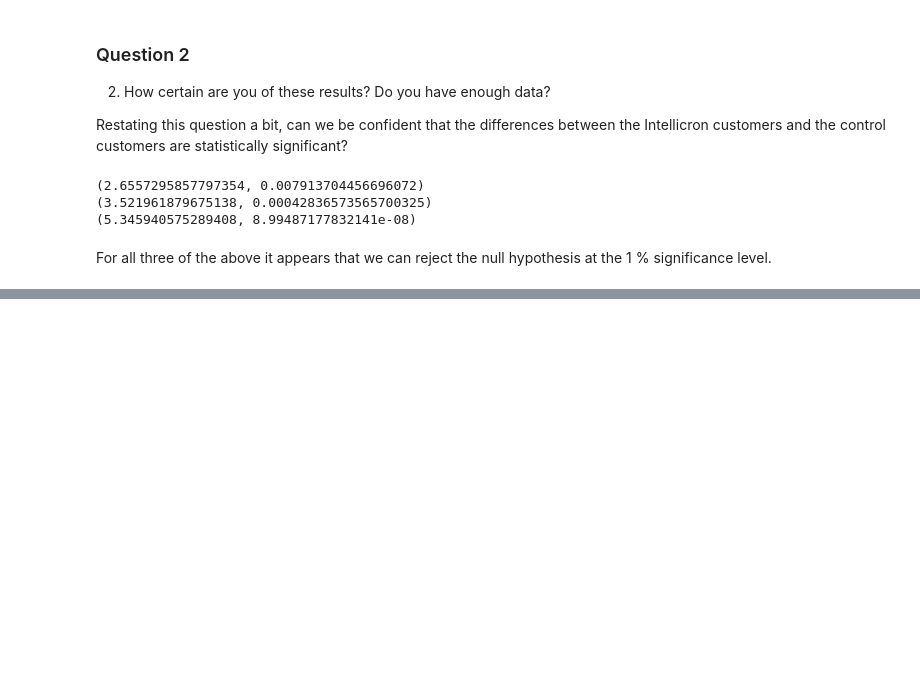
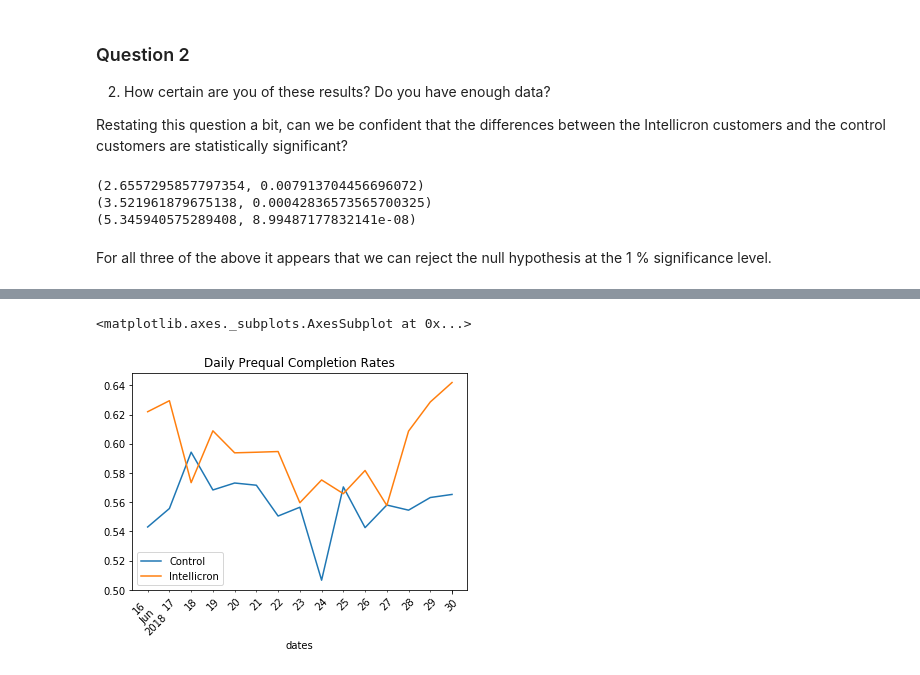
Before and after one commit to ravedappeport/bakingBread, a Jupyter notebook: rappeportBread.ipynb, the cells around one changed output, grey strips where cells are left out. Drawn from its saved outputs; the diff is of its cells as text; code cells hidden in the pictures; blank space fills up the shorter version.

```diff
--- a/rappeportBread.ipynb
+++ b/rappeportBread.ipynb
@@ -157,0 +169,12 @@ For all three of the above it appears that we can reject the null hypothesis at
+# %%
+# because I can fairly easily get daily completed prequal rates
+df_plot = pd.DataFrame(data={
+    'Control':control_df.groupby('prequal_date')['completed_prequal'].mean(),
+    'Intellicron':i_df.groupby('prequal_date')['completed_prequal'].mean()
+}).reset_index()
+df_plot['dates'] = df_plot.prequal_date.apply(lambda x: pd.to_datetime(x,format='%Y-%m-%d'))
+df_plot.plot(x='dates',y=['Control','Intellicron'],
+             title='Daily Prequal Completion Rates', rot=45)
+# %% [output]
+<matplotlib.axes._subplots.AxesSubplot at 0x...>
+[figure, added]
```
Also changed, not shown: parts of 1 cell of this notebook.
